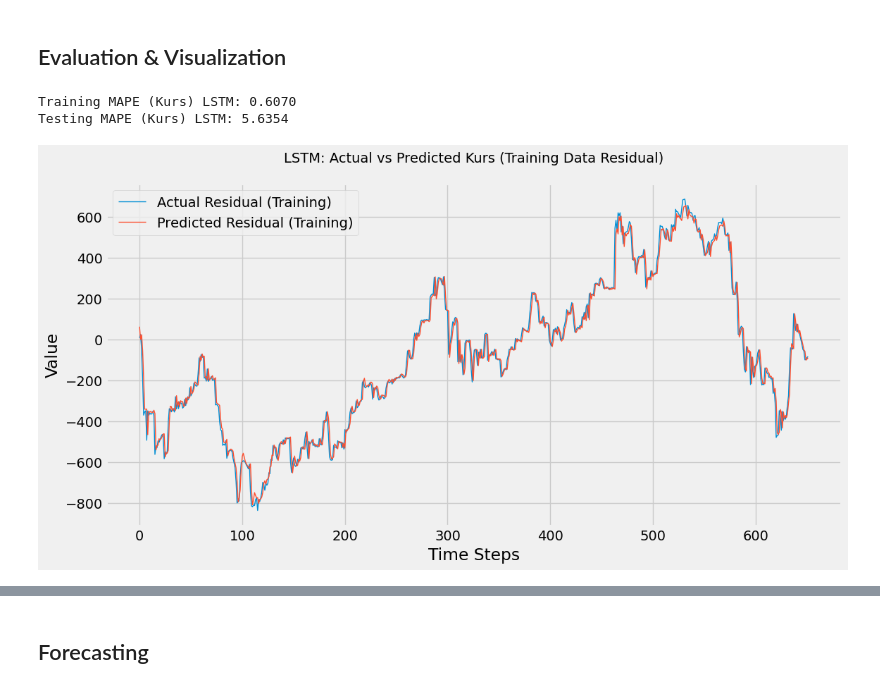
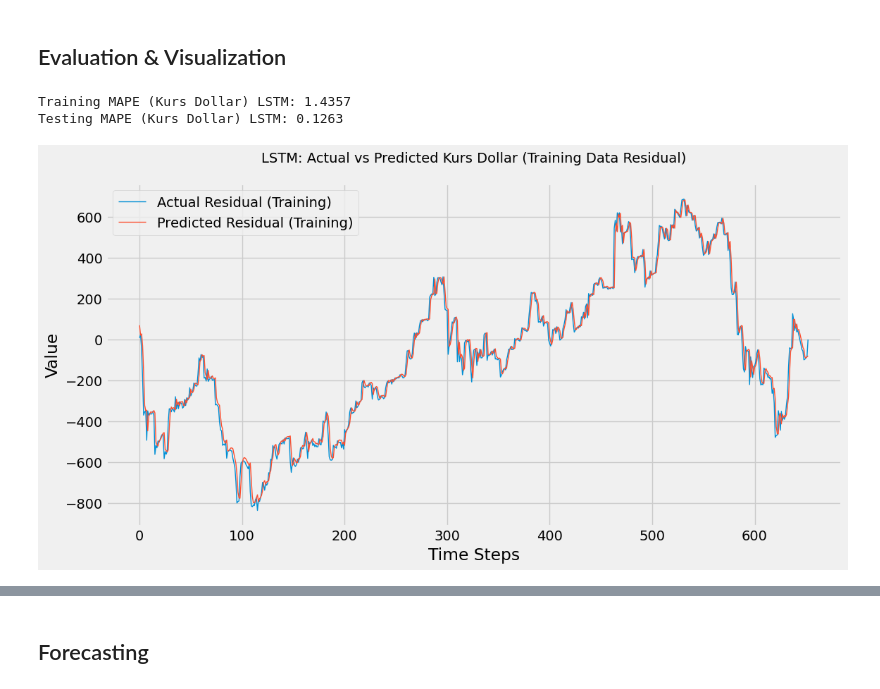
Before and after one commit to gladysadyaz/RAYA73, a Jupyter notebook: 7_Hybrid_LSTM__Kurs.ipynb, the cells around one changed output, grey strips where cells are left out. Cells and saved outputs as stored; diff of their text form; code cells hidden in the pictures.

```diff
--- a/7_Hybrid_LSTM__Kurs.ipynb
+++ b/7_Hybrid_LSTM__Kurs.ipynb
@@ -107,7 +108,7 @@ scaled_data2 = scaler2.fit_transform(data2.values.reshape(-1, 1))
 # Prepare the dataset for LSTM
 def create_dataset(data, time_step=1):
     dataX, dataY = [], []
-    for i in range(len(data)-time_step-1):
+    for i in range(len(data)-time_step):
         a = data[i:(i+time_step), 0]  # Use only the first column
         dataX.append(a)
         dataY.append(data[i + time_step, 0])  # Use only the first column
@@ -231,3 +222,5 @@ best_params_lstm2
+# %%
+best_params_lstm2 = {'units1': 50, 'units2': 100, 'dropout_rate': 0, 'learning_rate': 0.01, 'batch_size': 16, 'epochs': 100, 'init_scheme': 'glorot_uniform'}
 # %%
 # Ambil parameter terbaik dari hasil grid search
 manual_units1_lstm2 = best_params_lstm2['units1']
@@ -332,24 +325,24 @@ y2_test = scaler2.inverse_transform(y2_test.reshape(-1, 1))
 train_mape_kurs_lstm2 = mean_absolute_percentage_error(y2_train, train_predict_lstm2)
 test_mape_kurs_lstm2 = mean_absolute_percentage_error(y2_test, test_predict_lstm2)
 
-print(f'Training MAPE (Kurs) LSTM: {train_mape_kurs_lstm2:.4f}')
-print(f'Testing MAPE (Kurs) LSTM: {test_mape_kurs_lstm2:.4f}')
+print(f'Training MAPE (Kurs Dollar) LSTM: {train_mape_kurs_lstm2:.4f}')
+print(f'Testing MAPE (Kurs Dollar) LSTM: {test_mape_kurs_lstm2:.4f}')
 # %% [output]
-Training MAPE (Kurs) LSTM: 0.6070
-Testing MAPE (Kurs) LSTM: 5.6354
+Training MAPE (Kurs Dollar) LSTM: 1.4357
+Testing MAPE (Kurs Dollar) LSTM: 0.1263
 # %%
 # Plot Data
 plt.figure(figsize=(12, 6))
 plt.plot(y2_train, label='Actual Residual (Training)', linewidth=1)
 plt.plot(train_predict_lstm2, label='Predicted Residual (Training)', linewidth=1)
 plt.xlabel('Time Steps')
 plt.ylabel('Value')
-plt.title('LSTM: Actual vs Predicted Kurs (Training Data Residual)\n', fontsize=14)
+plt.title('LSTM: Actual vs Predicted Kurs Dollar (Training Data Residual)\n', fontsize=14)
 plt.legend(loc='upper left')
 plt.grid(True)
 plt.show()
 # %% [output]
-[figure, old version]
+[figure, new version]
 # %%
 # Plot Data
 plt.figure(figsize=(12, 6))
```
Also changed, not shown: parts of 20 cells of this notebook.
